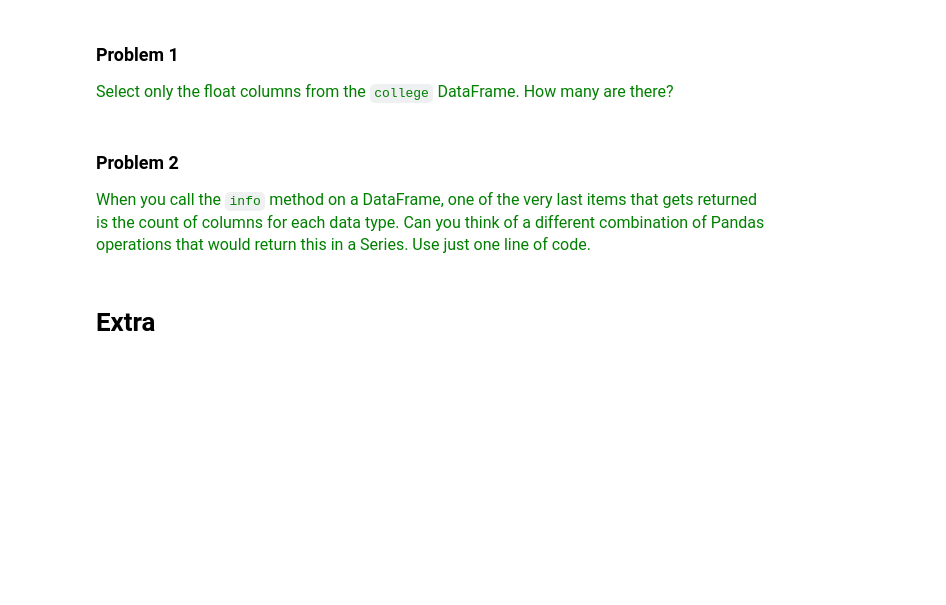
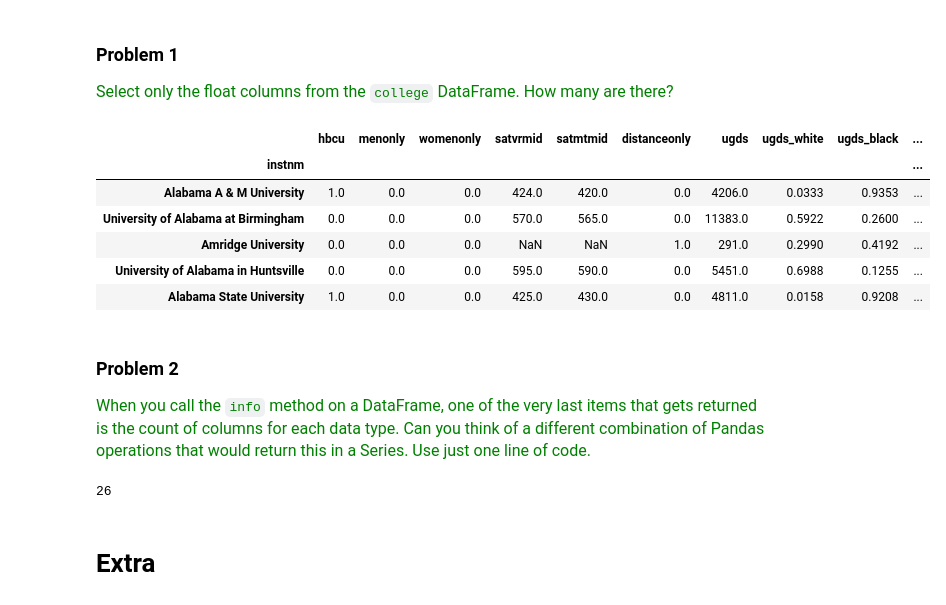
Before and after one commit to estefaniaakers/dunder-data, a Jupyter notebook: dunder-data-bootcamp/02. Essential Commands/05. DataFrame Attributes and Methods.ipynb, the cells around one changed output. Drawn from its saved outputs; the diff is of its cells as text; code cells hidden in the pictures; blank space fills up the shorter version.

```diff
--- a/dunder-data-bootcamp/02. Essential Commands/05. DataFrame Attributes and Methods.ipynb
+++ b/dunder-data-bootcamp/02. Essential Commands/05. DataFrame Attributes and Methods.ipynb
@@ -159,9 +283,23 @@ pd.read_csv('../data/college_data_dictionary.csv')
 # %% [markdown]
 ### Problem 1
 <span  style="color:green; font-size:16px">Select only the float columns from the `college` DataFrame. How many are there?</span>
+# %%
+college.select_dtypes('float').head()
+# %% [output]
+|  | hbcu | menonly | womenonly | satvrmid | satmtmid | distanceonly | ugds | ugds_white | ugds_black | ... |
+| instnm |  |  |  |  |  |  |  |  |  | ... |
+| Alabama A & M University | 1.0 | 0.0 | 0.0 | 424.0 | 420.0 | 0.0 | 4206.0 | 0.0333 | 0.9353 | ... |
+| University of Alabama at Birmingham | 0.0 | 0.0 | 0.0 | 570.0 | 565.0 | 0.0 | 11383.0 | 0.5922 | 0.2600 | ... |
+| Amridge University | 0.0 | 0.0 | 0.0 | NaN | NaN | 1.0 | 291.0 | 0.2990 | 0.4192 | ... |
+| University of Alabama in Huntsville | 0.0 | 0.0 | 0.0 | 595.0 | 590.0 | 0.0 | 5451.0 | 0.6988 | 0.1255 | ... |
+| Alabama State University | 1.0 | 0.0 | 0.0 | 425.0 | 430.0 | 0.0 | 4811.0 | 0.0158 | 0.9208 | ... |
 # %% [markdown]
 ### Problem 2
 <span  style="color:green; font-size:16px">When you call the `info` method on a DataFrame, one of the very last items that gets returned is the count of columns for each data type. Can you think of a different combination of Pandas operations that would return this in a Series. Use just one line of code.</span>
+# %%
+college.shape[1]
+# %% [output]
+26
 # %% [markdown]
 # Extra
 # %% [markdown]
```
Also changed, not shown: parts of 33 cells of this notebook.
